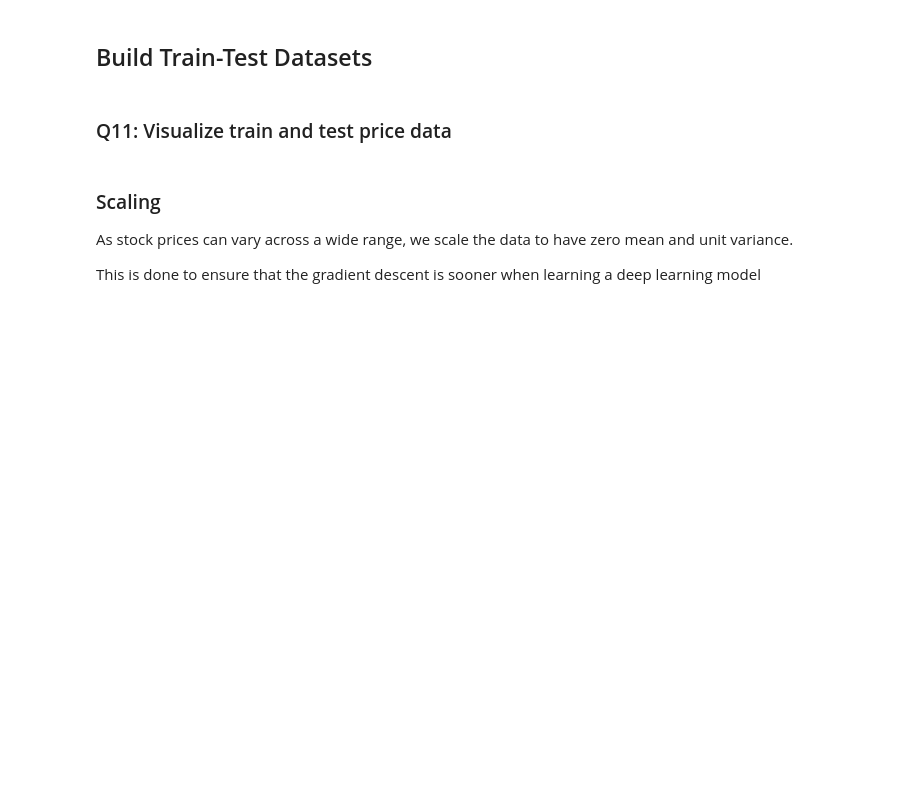
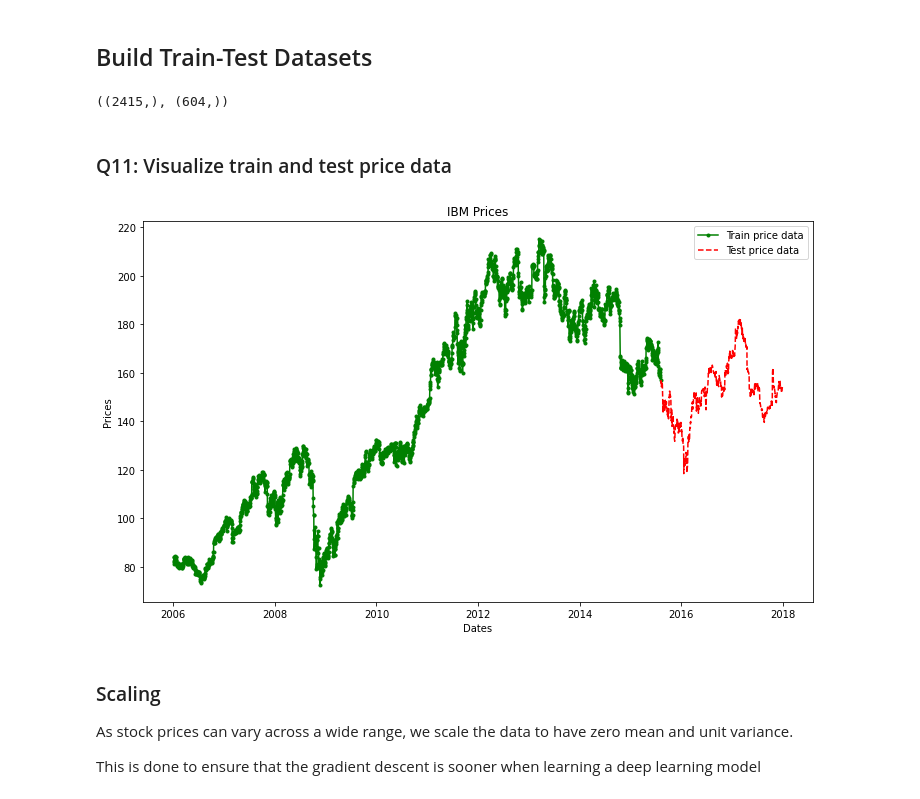
Before and after one commit to ErikaJAlvarado/mec-mini-projects, a Jupyter notebook: mec-18.5.1-time-series-analysis-mini-project/Mini_Project_Time_Series_Forecasting.ipynb, the cells around one changed output. Saved outputs shown, nothing was run; the diff lists cells and outputs as text; code cells hidden in the pictures; blank space fills up the shorter version.

```diff
--- a/mec-18.5.1-time-series-analysis-mini-project/Mini_Project_Time_Series_Forecasting.ipynb
+++ b/mec-18.5.1-time-series-analysis-mini-project/Mini_Project_Time_Series_Forecasting.ipynb
@@ -421,7 +497,7 @@ from tensorflow.keras.optimizers import SGD
 # %% [markdown]
 ### Load Data
 # %%
-df = pd.read_csv("IBM_2006-01-01_to_2018-01-01.csv")
+df = pd.read_csv("IBM_2006-01-01_to_2018-01-01.csv.zip")
 df.isnull().values.any()
 df = df.dropna()
 
@@ -438,8 +522,21 @@ train_data, test_data = df.iloc[0:int(len(df)*0.8), :], df.iloc[int(len(df)*0.8)
 train_series = train_data['Open']
 test_series = test_data['Open']
 train_series.shape, test_series.shape
+# %% [output]
+((2415,), (604,))
 # %% [markdown]
 ### Q11: Visualize train and test price data
+# %%
+plt.figure(figsize=(12,7))
+plt.title('IBM Prices')
+plt.xlabel('Dates')
+plt.ylabel('Prices')
+#plt.plot(train_series, color='blue', label='Training Prices')
+plt.plot(train_series, color='green', marker='.', label='Train price data')
+plt.plot(test_series, color='red', linestyle='--', label='Test price data')
+plt.legend();
+# %% [output]
+[figure, added]
 # %% [markdown]
 ### Scaling
 As stock prices can vary across a wide range, we scale the data to have zero mean and unit variance.
```
Also changed, not shown: parts of 33 cells of this notebook.
